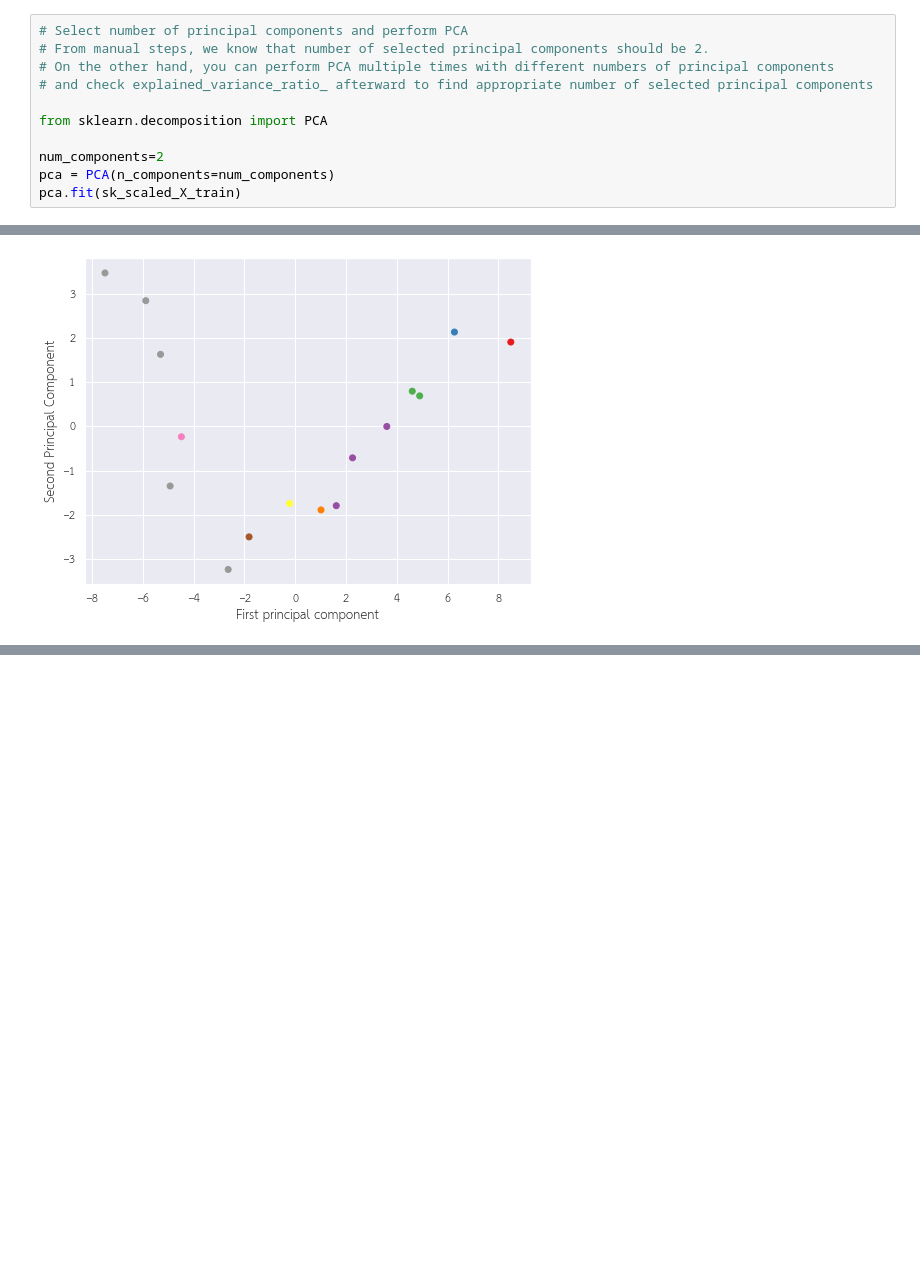
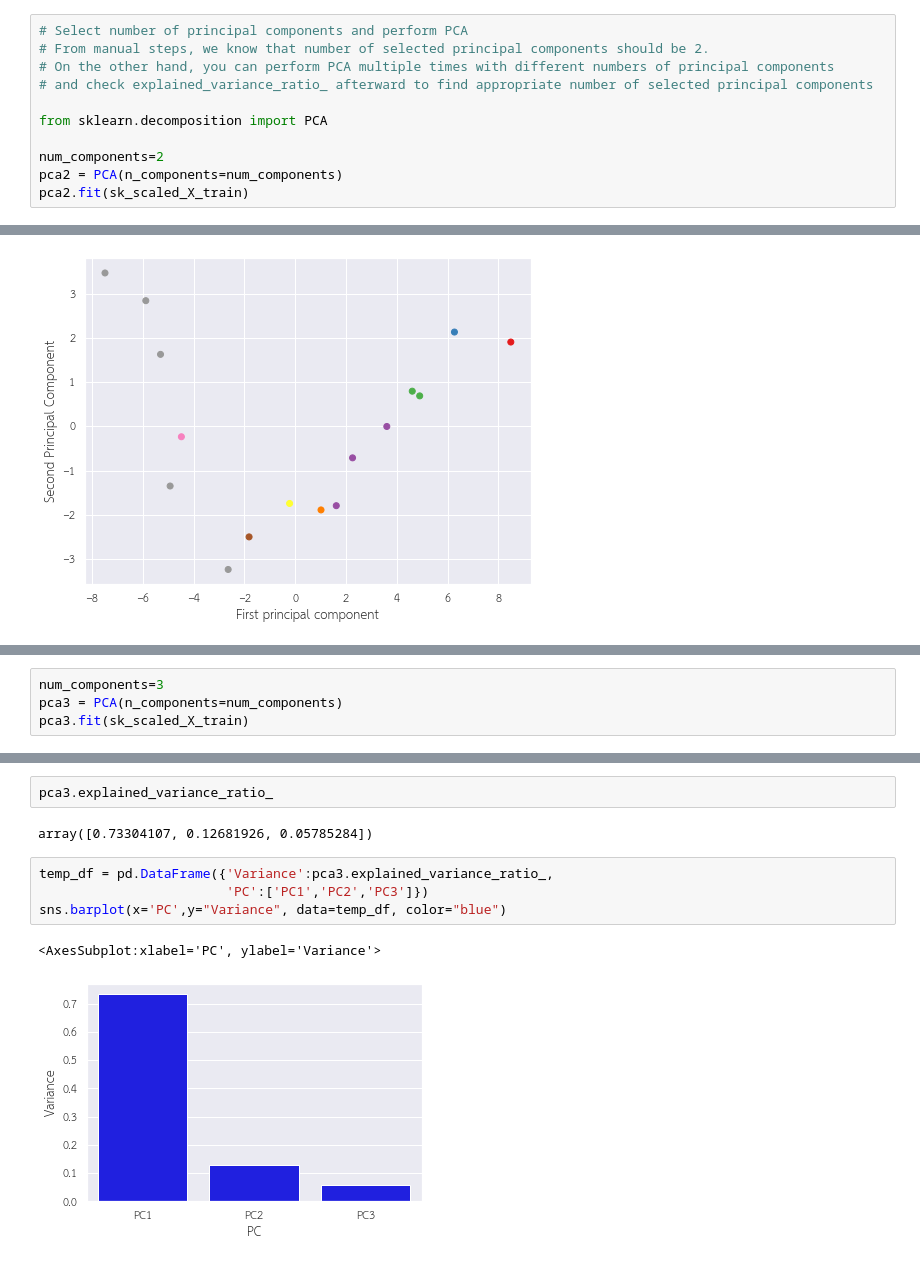
Before and after one commit to pant411/final_stat_pant, a Jupyter notebook: part1_dimen_ayth.ipynb, the cells around one changed output, grey strips where cells are left out. Saved outputs shown, nothing was run; the diff lists cells and outputs as text; blank space fills up the shorter version.

```diff
--- a/part1_dimen_ayth.ipynb
+++ b/part1_dimen_ayth.ipynb
@@ -225,8 +222,8 @@ sk_scaled_X_test = scaler.transform(X_test)
 from sklearn.decomposition import PCA
 
 num_components=2
-pca = PCA(n_components=num_components)
-pca.fit(sk_scaled_X_train)
+pca2 = PCA(n_components=num_components)
+pca2.fit(sk_scaled_X_train)
 # %% [output]
 PCA(n_components=2)
 # %%
@@ -345,0 +345,4 @@ sns.heatmap(temp_df3,cmap='coolwarm')
+# %%
+num_components=3
+pca3 = PCA(n_components=num_components)
+pca3.fit(sk_scaled_X_train)
@@ -345,0 +396,11 @@ sns.heatmap(temp_df3,cmap='coolwarm')
+# %%
+pca3.explained_variance_ratio_
+# %% [output]
+array([0.73304107, 0.12681926, 0.05785284])
+# %%
+temp_df = pd.DataFrame({'Variance':pca3.explained_variance_ratio_,
+                        'PC':['PC1','PC2','PC3']})
+sns.barplot(x='PC',y="Variance", data=temp_df, color="blue")
+# %% [output]
+<AxesSubplot:xlabel='PC', ylabel='Variance'>
+[figure, added]
```
Also changed, not shown: parts of 44 cells of this notebook, 3 other files.
